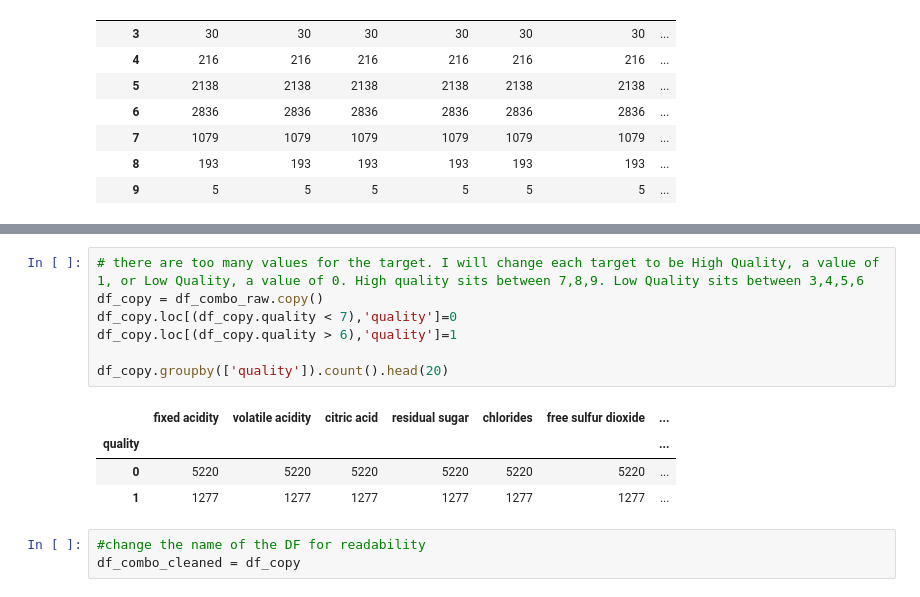
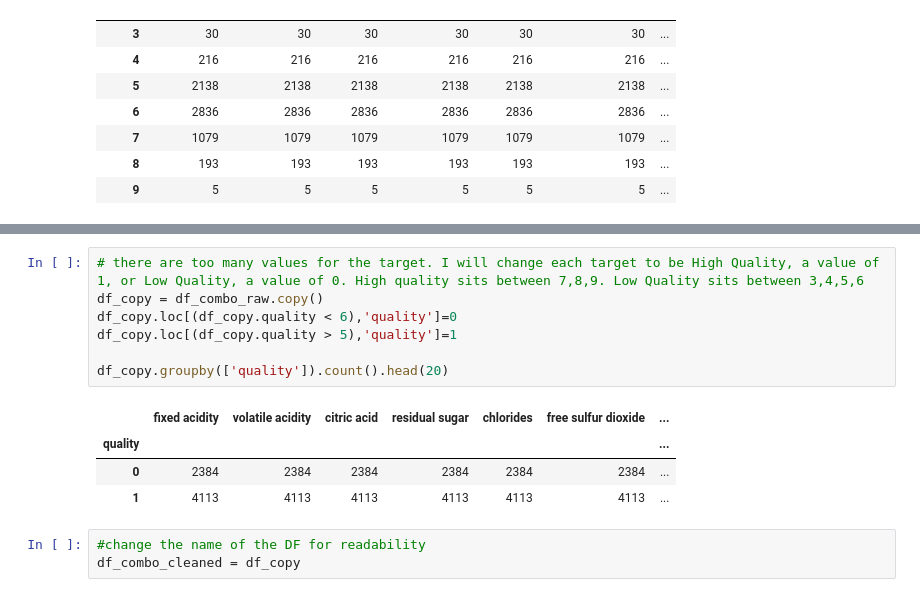
Before and after one commit to sherylla/UCB_Final_Project, a Jupyter notebook: finproj_segment2.ipynb, the cells around one changed output, grey strips where cells are left out. Cells and saved outputs as stored; diff of their text form.

```diff
--- a/finproj_segment2.ipynb
+++ b/finproj_segment2.ipynb
@@ -194,15 +200,15 @@ df_combo_raw.groupby(['quality']).count().head(20)
 # %%
 # there are too many values for the target. I will change each target to be High Quality, a value of 1, or Low Quality, a value of 0. High quality sits between 7,8,9. Low Quality sits between 3,4,5,6
 df_copy = df_combo_raw.copy()
-df_copy.loc[(df_copy.quality < 7),'quality']=0
-df_copy.loc[(df_copy.quality > 6),'quality']=1
+df_copy.loc[(df_copy.quality < 6),'quality']=0
+df_copy.loc[(df_copy.quality > 5),'quality']=1
 
 df_copy.groupby(['quality']).count().head(20)
 # %% [output]
 |  | fixed acidity | volatile acidity | citric acid | residual sugar | chlorides | free sulfur dioxide | ... |
 | quality |  |  |  |  |  |  | ... |
-| 0 | 5220 | 5220 | 5220 | 5220 | 5220 | 5220 | ... |
-| 1 | 1277 | 1277 | 1277 | 1277 | 1277 | 1277 | ... |
+| 0 | 2384 | 2384 | 2384 | 2384 | 2384 | 2384 | ... |
+| 1 | 4113 | 4113 | 4113 | 4113 | 4113 | 4113 | ... |
 # %%
 #change the name of the DF for readability
 df_combo_cleaned = df_copy
```
Also changed, not shown: parts of 21 cells of this notebook.
